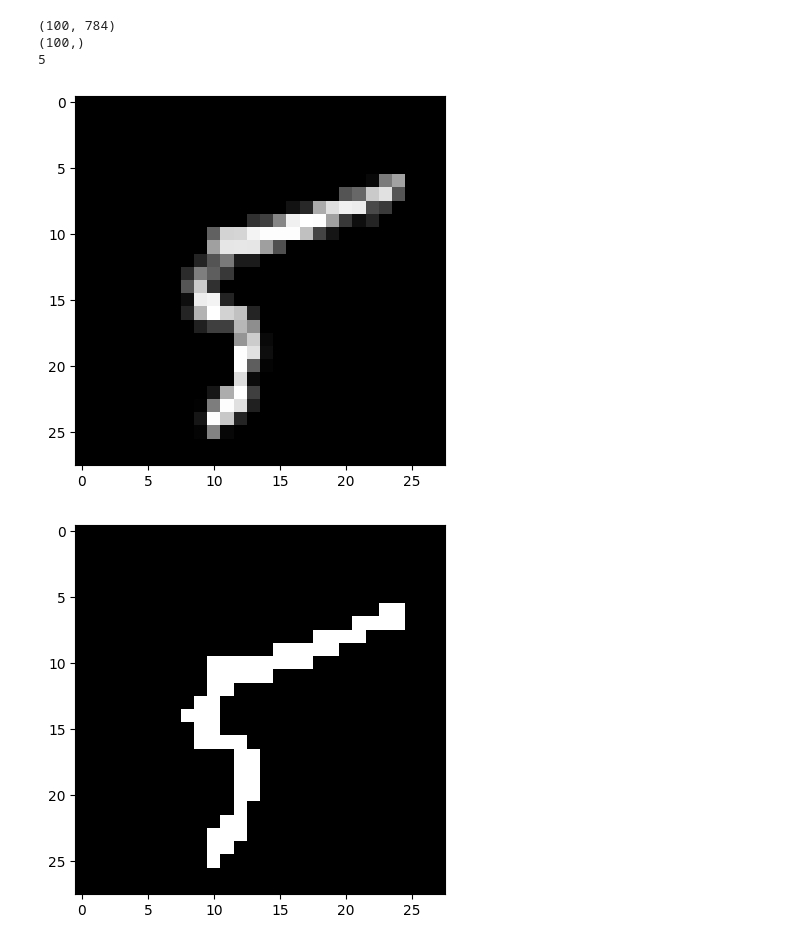
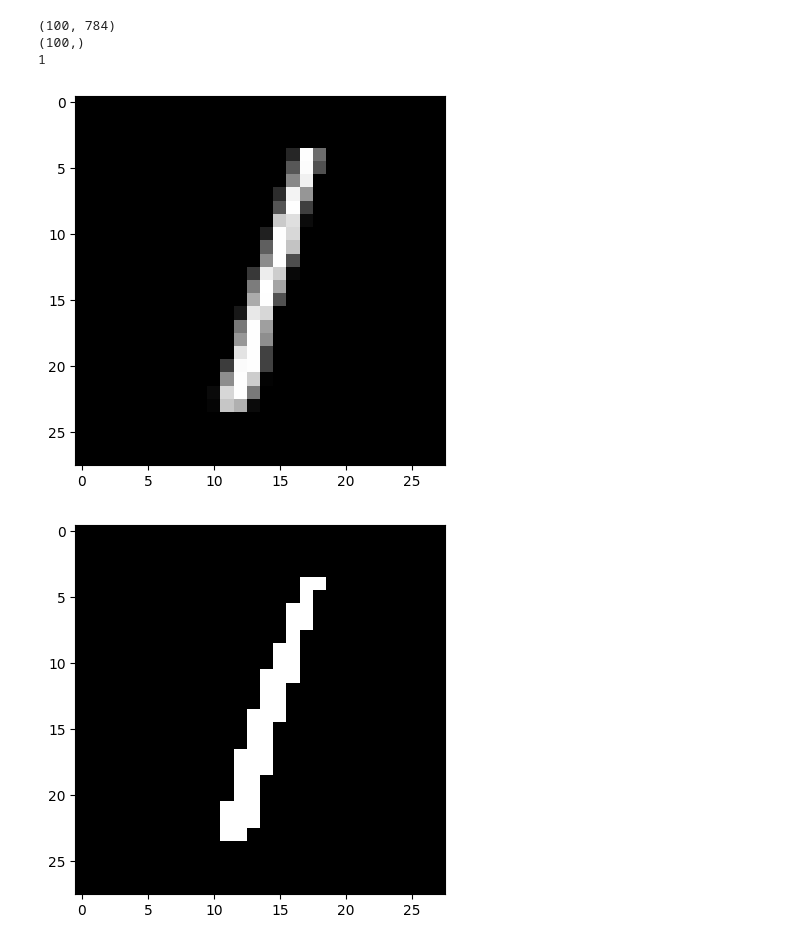
Before and after one commit to DiegoCastr00/VisionArtificial, a Jupyter notebook: protecto_freeman.ipynb, the cells around one changed output. Drawn from its saved outputs; the diff is of its cells as text; code cells hidden in the pictures.

```diff
--- a/protecto_freeman.ipynb
+++ b/protecto_freeman.ipynb
@@ -49,33 +50,33 @@ def erosion(imagen, kernel):
 kernel = np.ones((3,3),np.uint8)
 # %%
 x,y=loadDataset("Nmist/mnist_test.csv",100)
-indice = 58
+indice = 1
 
 print(x.shape)
 print(y.shape)
 print(y[indice])
 digit = x[indice]
 
 digit_pixels = digit.reshape(28, 28)
 plt.imshow(digit_pixels, cmap='gray')
 plt.show()
 
 
 binary  = thresholdingGlobal(digit_pixels,45)
 #plt.imshow(bin, cmap='gray')
 #plt.show()
 binary = erosion(dilatacion(binary,kernel),kernel)
 
 #plt.show()
 #binary = dilatacion(erosion(binary,kernel),kernel)
 #plt.imshow(binary2, cmap='gray')
 plt.imshow(binary, cmap='gray')
 plt.show()
 # %% [output]
 (100, 784)
 (100,)
-5
+1
-[figure, old version]
+[figure, new version]
-[figure, old version]
+[figure, new version]
 # %%
 def next_index_in_neighbourhood(x, y, connectivity, direction):
```
Also changed, not shown: parts of 7 cells of this notebook, 1 other file.
